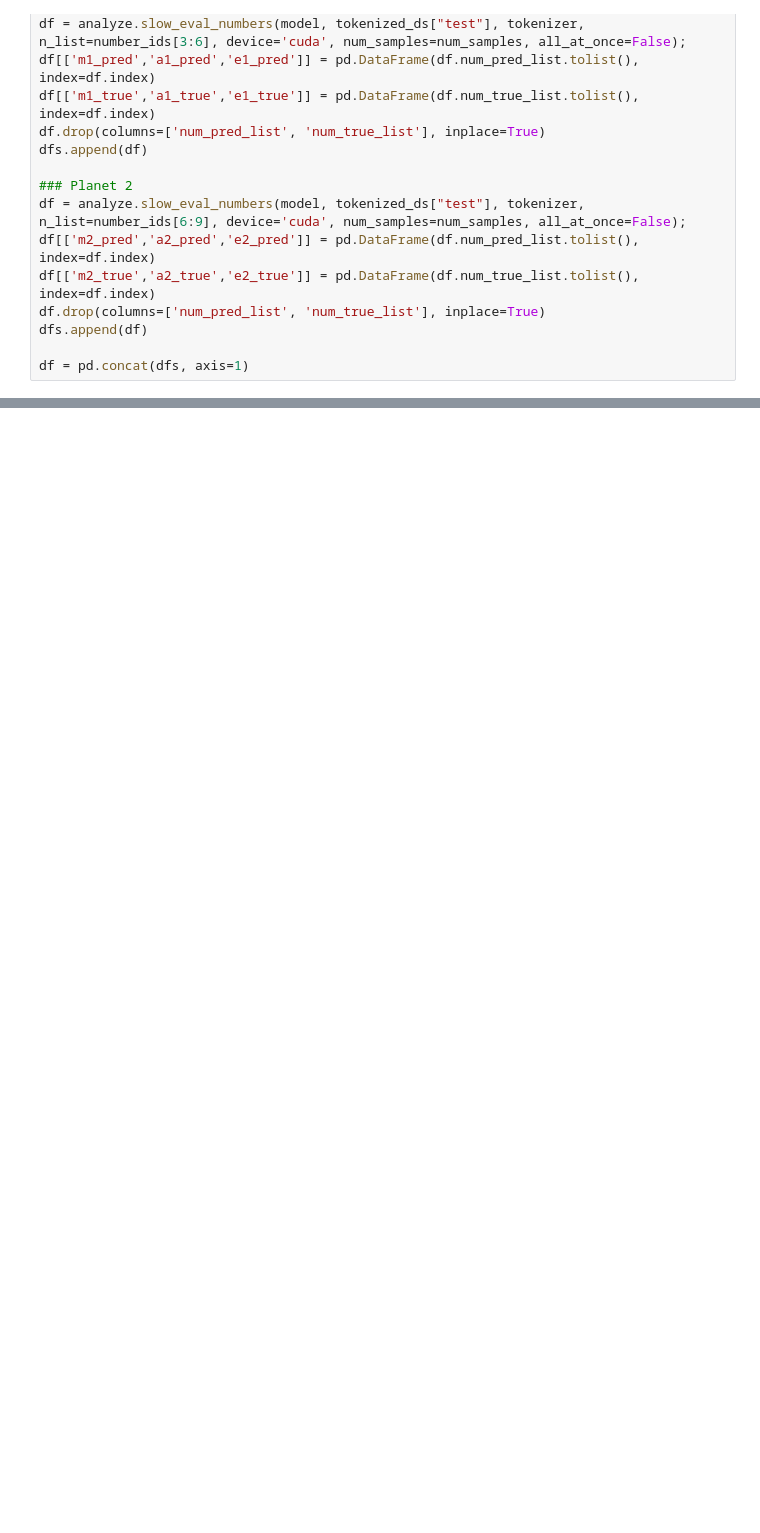
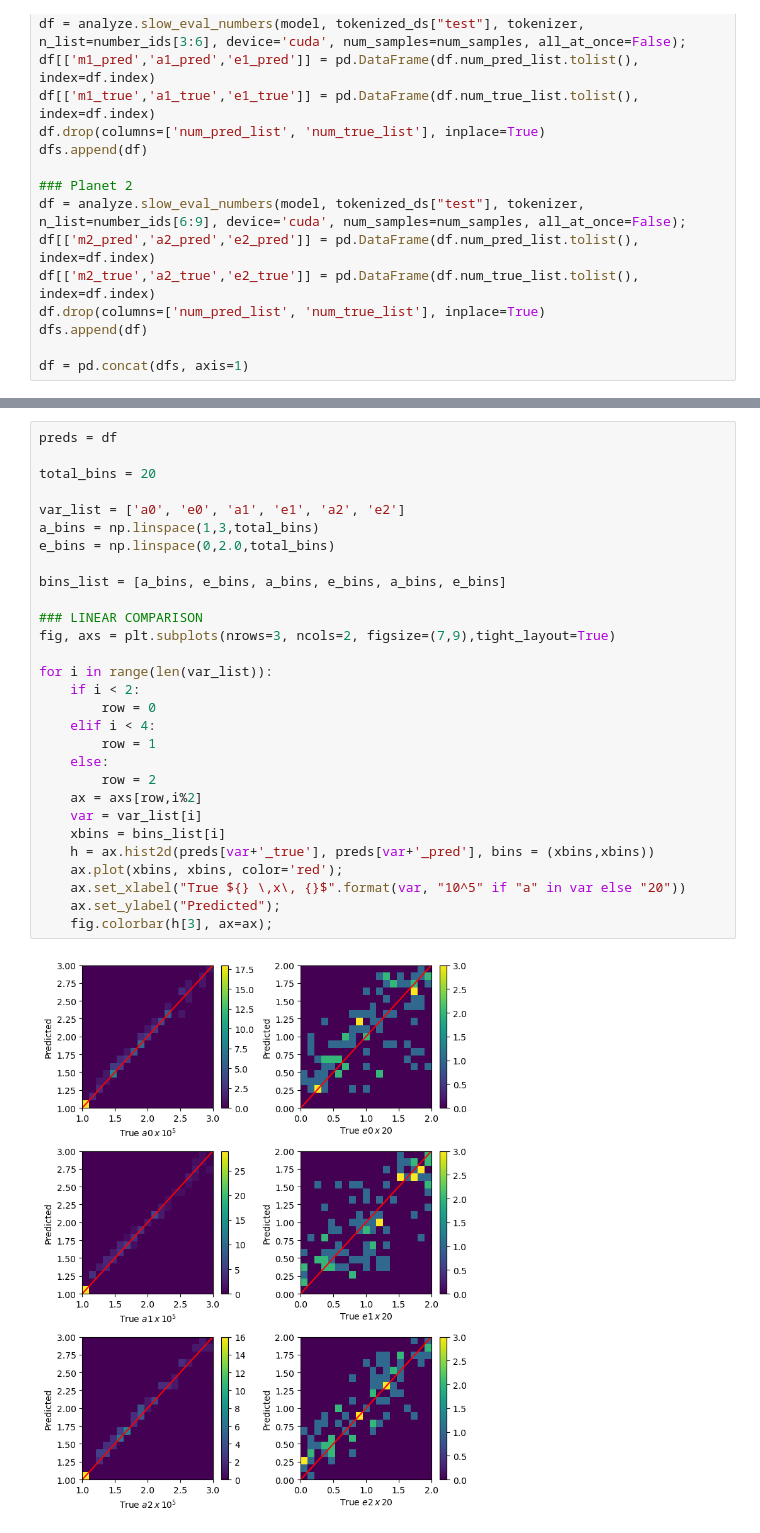
Before and after one commit to PolymathicAI/xVal, a Jupyter notebook: xval_demo.ipynb, the cells around one changed output, grey strips where cells are left out. Drawn from its saved outputs; the diff is of its cells as text; blank space fills up the shorter version.

```diff
--- a/xval_demo.ipynb
+++ b/xval_demo.ipynb
@@ -467,0 +460,31 @@ for i in range(len(var_list)):
+# %%
+preds = df
+
+total_bins = 20
+
+var_list = ['a0', 'e0', 'a1', 'e1', 'a2', 'e2']
+a_bins = np.linspace(1,3,total_bins)
+e_bins = np.linspace(0,2.0,total_bins)
+
+bins_list = [a_bins, e_bins, a_bins, e_bins, a_bins, e_bins]
+
+### LINEAR COMPARISON
+fig, axs = plt.subplots(nrows=3, ncols=2, figsize=(7,9),tight_layout=True)
+
+for i in range(len(var_list)):
+    if i < 2:
+        row = 0
+    elif i < 4:
+        row = 1
+    else:
+        row = 2
+    ax = axs[row,i%2]
+    var = var_list[i]
+    xbins = bins_list[i]
+    h = ax.hist2d(preds[var+'_true'], preds[var+'_pred'], bins = (xbins,xbins))
+    ax.plot(xbins, xbins, color='red');
+    ax.set_xlabel("True ${} \,x\, {}$".format(var, "10^5" if "a" in var else "20"))
+    ax.set_ylabel("Predicted");
+    fig.colorbar(h[3], ax=ax);
+# %% [output]
+[figure, added]
```
Also changed, not shown: parts of 7 cells of this notebook, 1 other file.
